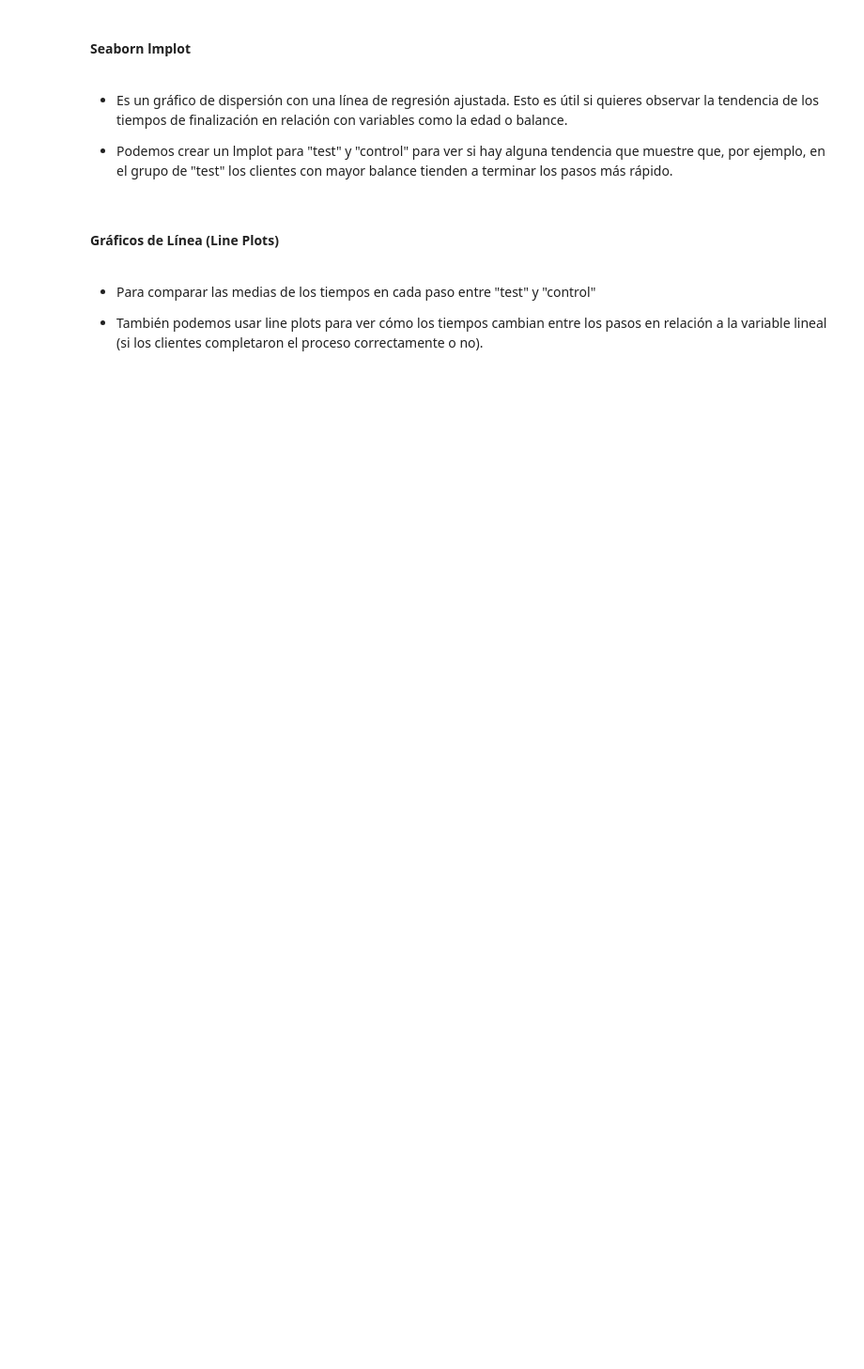
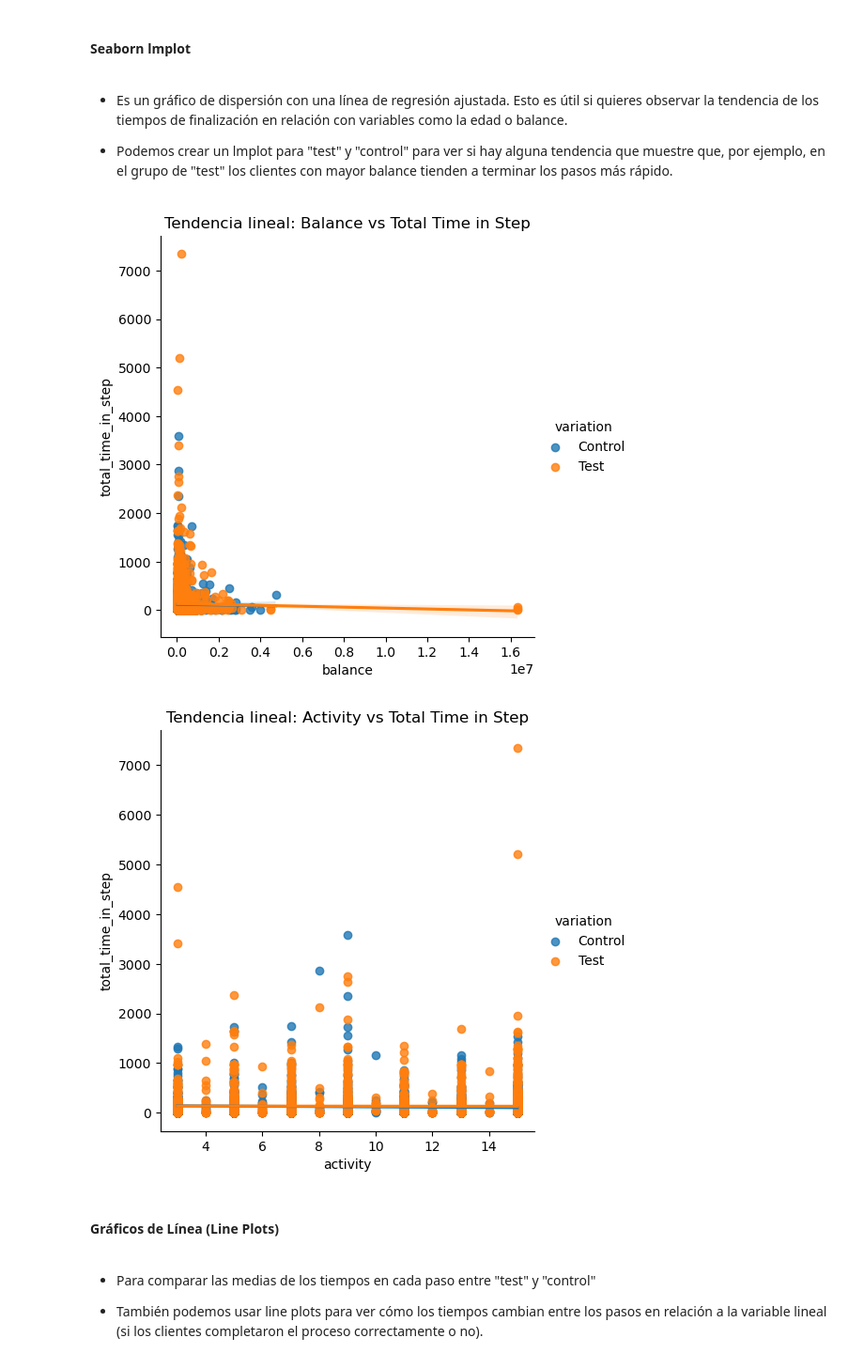
Before and after one commit to adrianlardies/vanguard-ab-test, a Jupyter notebook: main.ipynb, the cells around one changed output. Shown at 94% size. Cells and saved outputs as stored; diff of their text form; code cells hidden in the pictures; blank space fills up the shorter version.

```diff
--- a/main.ipynb
+++ b/main.ipynb
@@ -1643,15 +1672,21 @@ plt.show()
 
 - Podemos crear un lmplot para "test" y "control" para ver si hay alguna tendencia que muestre que, por ejemplo, en el grupo de "test" los clientes con mayor balance tienden a terminar los pasos más rápido.
 # %%
+# Tomar una muestra aleatoria de 5000 filas para hacer la visualización más rápida
+df_sample = df_merged.sample(n=5000, random_state=42)
+
 # lmplot para ver la tendencia entre balance y tiempo total
-sns.lmplot(data=df_pt, x='balance', y='total_time_in_step', hue='variation')
+sns.lmplot(data=df_sample, x='balance', y='total_time_in_step', hue='variation')
 plt.title('Tendencia lineal: Balance vs Total Time in Step')
 plt.show()
 
 # lmplot para ver la tendencia entre actividad y tiempo total
-sns.lmplot(data=df_pt, x='activity', y='total_time_in_step', hue='variation')
+sns.lmplot(data=df_sample, x='activity', y='total_time_in_step', hue='variation')
 plt.title('Tendencia lineal: Activity vs Total Time in Step')
 plt.show()
+# %% [output]
+[figure, added]
+[figure, added]
 # %% [markdown]
 #### Gráficos de Línea (Line Plots)
 # %% [markdown]
```
Also changed, not shown: parts of 41 cells of this notebook.
